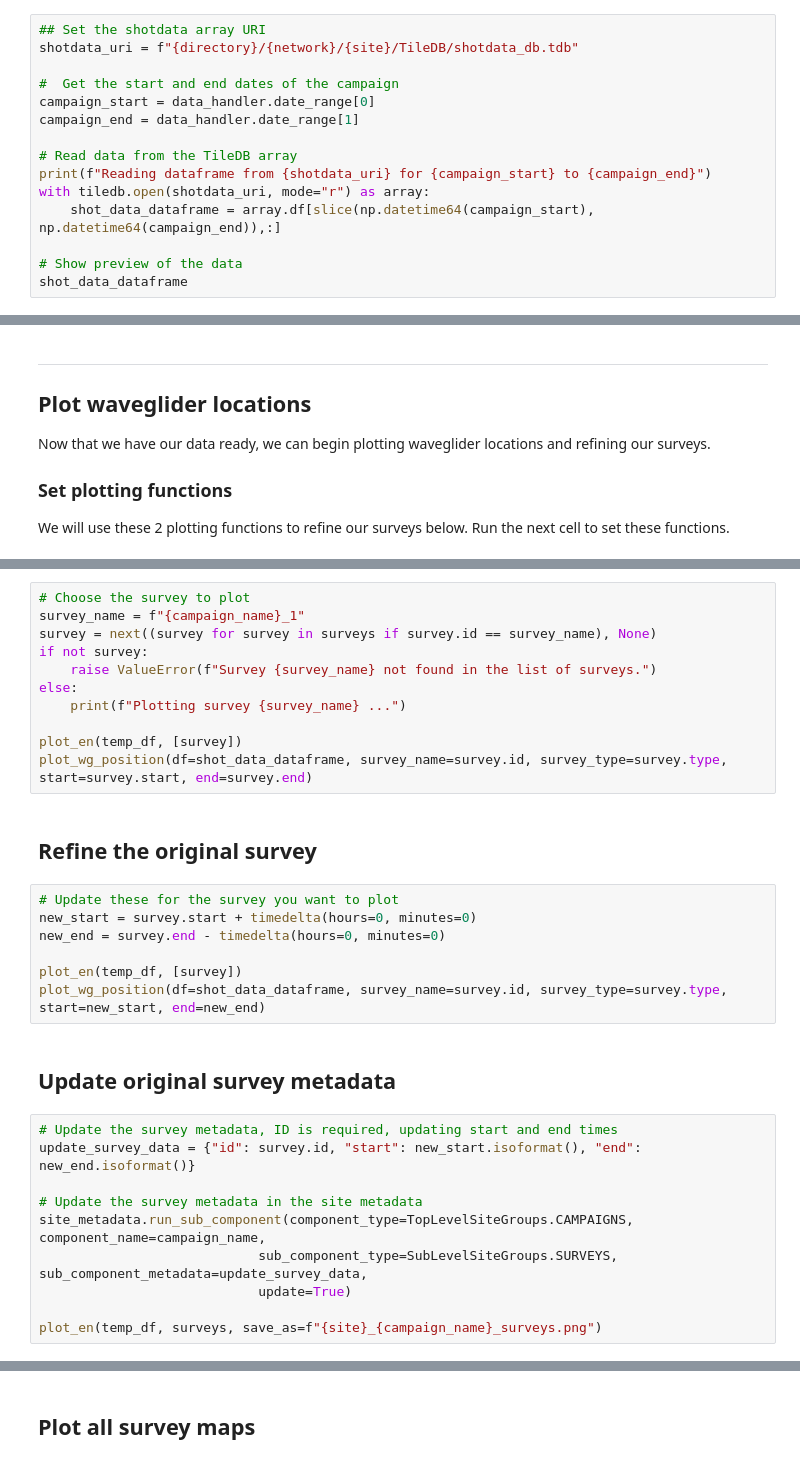
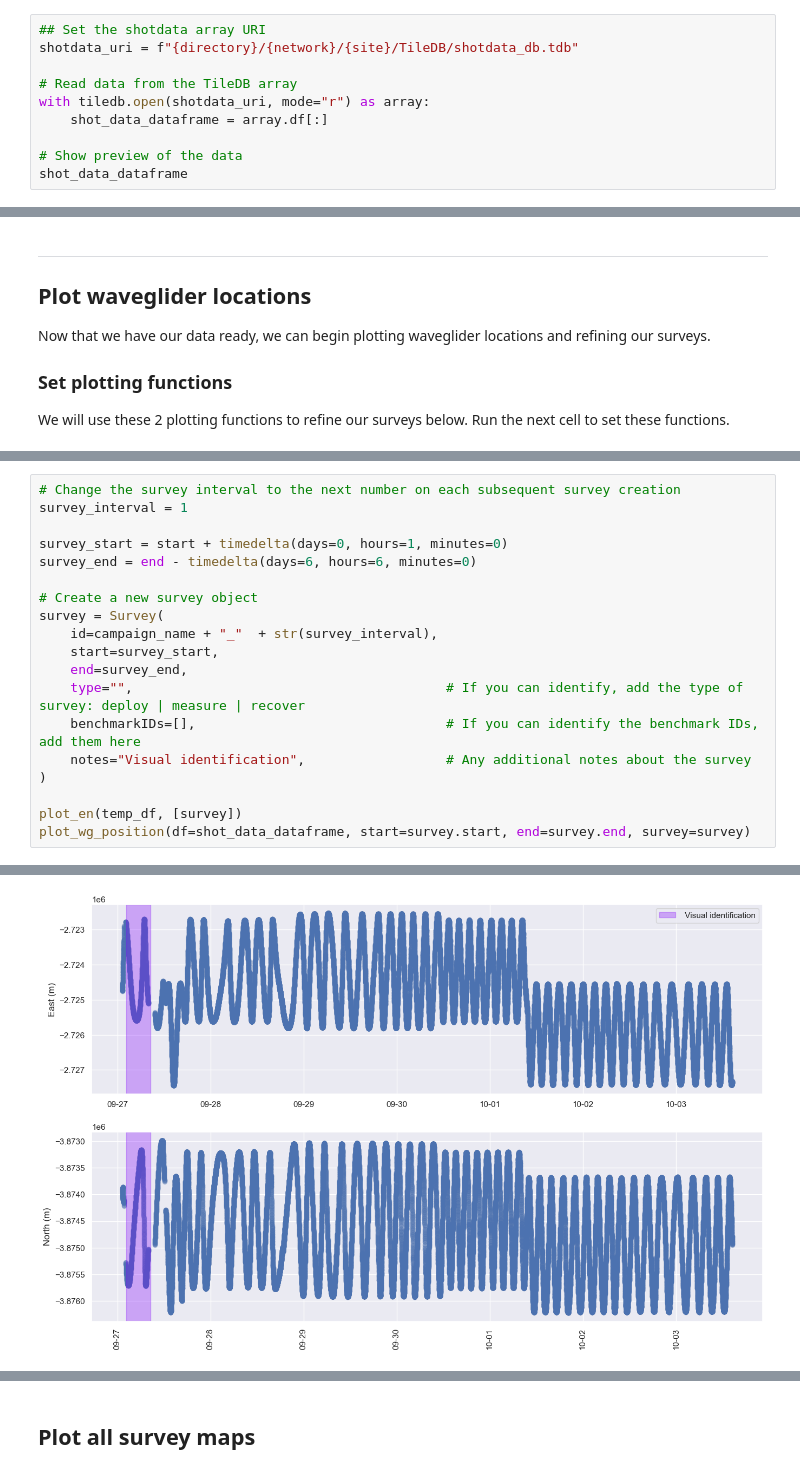
Before and after one commit to EarthScope/seafloor_geodesy_notebooks, a Jupyter notebook: notebooks/generate_survey_metadata.ipynb, the cells around one changed output, grey strips where cells are left out. Saved outputs shown, nothing was run; the diff lists cells and outputs as text.

```diff
--- a/notebooks/generate_survey_metadata.ipynb
+++ b/notebooks/generate_survey_metadata.ipynb
@@ -121,14 +171,9 @@ pipeline.process_dfop00()
 ## Set the shotdata array URI
 shotdata_uri = f"{directory}/{network}/{site}/TileDB/shotdata_db.tdb"
 
-#  Get the start and end dates of the campaign
-campaign_start = data_handler.date_range[0]
-campaign_end = data_handler.date_range[1]
-
 # Read data from the TileDB array
-print(f"Reading dataframe from {shotdata_uri} for {campaign_start} to {campaign_end}")
 with tiledb.open(shotdata_uri, mode="r") as array:
-    shot_data_dataframe = array.df[slice(np.datetime64(campaign_start), np.datetime64(campaign_end)),:]
+    shot_data_dataframe = array.df[:]
 
 # Show preview of the data
 shot_data_dataframe
@@ -294,32 +429,20 @@ Now that we have plotted the full campaign, lets narrow down on an individual su
-# %%
-# Choose the survey to plot
-survey_name = f"{campaign_name}_1"
-survey = next((survey for survey in surveys if survey.id == survey_name), None)
-if not survey:
-    raise ValueError(f"Survey {survey_name} not found in the list of surveys.")
-else:
-    print(f"Plotting survey {survey_name} ...")
-
-plot_en(temp_df, [survey])
-plot_wg_position(df=shot_data_dataframe, survey_name=survey.id, survey_type=survey.type, start=survey.start, end=survey.end)
-# %% [markdown]
-## Refine the original survey
-# %%
-# Update these for the survey you want to plot
-new_start = survey.start + timedelta(hours=0, minutes=0)
-new_end = survey.end - timedelta(hours=0, minutes=0)
-
-plot_en(temp_df, [survey])
-plot_wg_position(df=shot_data_dataframe, survey_name=survey.id, survey_type=survey.type, start=new_start, end=new_end)
-# %% [markdown]
-## Update original survey metadata
-# %%
-# Update the survey metadata, ID is required, updating start and end times
-update_survey_data = {"id": survey.id, "start": new_start.isoformat(), "end": new_end.isoformat()}
-
-# Update the survey metadata in the site metadata
-site_metadata.run_sub_component(component_type=TopLevelSiteGroups.CAMPAIGNS, component_name=campaign_name,
-                            sub_component_type=SubLevelSiteGroups.SURVEYS, sub_component_metadata=update_survey_data,
-                            update=True)
-
-plot_en(temp_df, surveys, save_as=f"{site}_{campaign_name}_surveys.png")
+# %%
+# Change the survey interval to the next number on each subsequent survey creation
+survey_interval = 1
+
+survey_start = start + timedelta(days=0, hours=1, minutes=0)
+survey_end = end - timedelta(days=6, hours=6, minutes=0)
+
+# Create a new survey object
+survey = Survey(
+    id=campaign_name + "_"  + str(survey_interval),
+    start=survey_start,
+    end=survey_end,
+    type="",                                        # If you can identify, add the type of survey: deploy | measure | recover
+    benchmarkIDs=[],                                # If you can identify the benchmark IDs, add them here
+    notes="Visual identification",                  # Any additional notes about the survey
+)
+
+plot_en(temp_df, [survey])
+plot_wg_position(df=shot_data_dataframe, start=survey.start, end=survey.end, survey=survey)
+# %% [output]
@@ -325,0 +451 @@ plot_en(temp_df, surveys, save_as=f"{site}_{campaign_name}_surveys.png")
+[figure, added]
```
Also changed, not shown: parts of 27 cells of this notebook, 1 other file.
